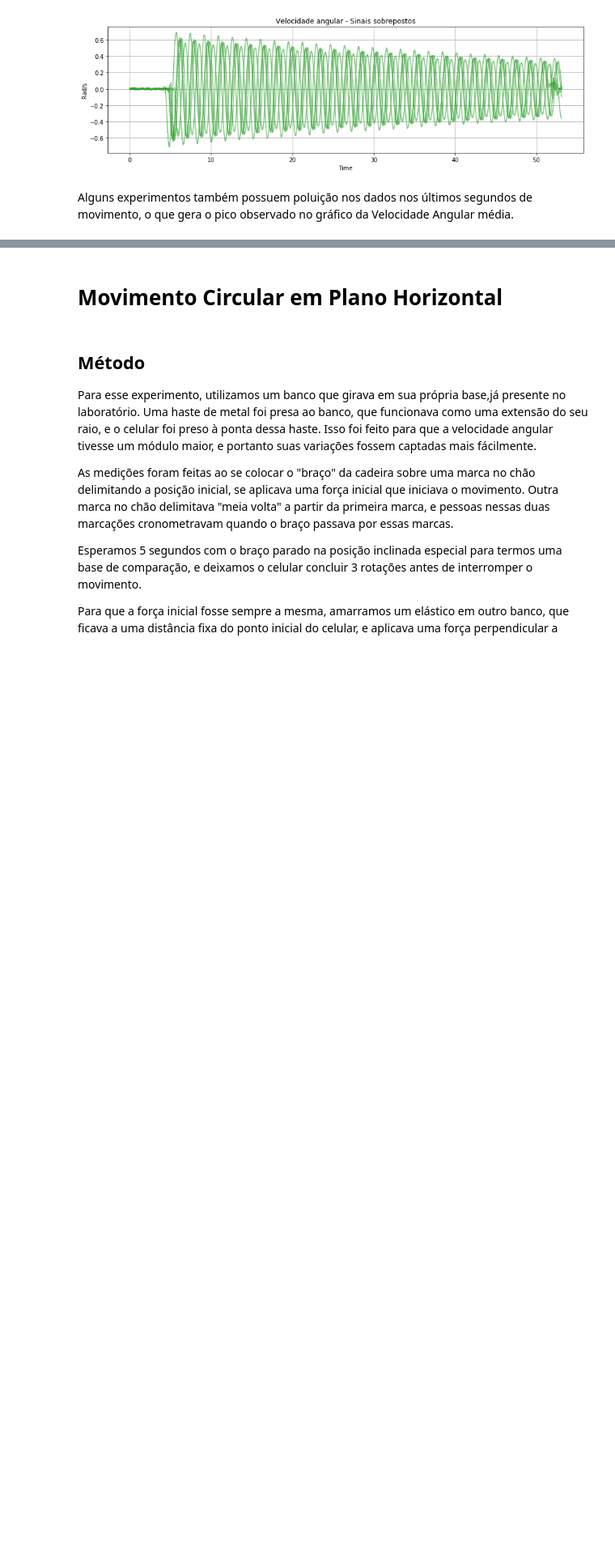
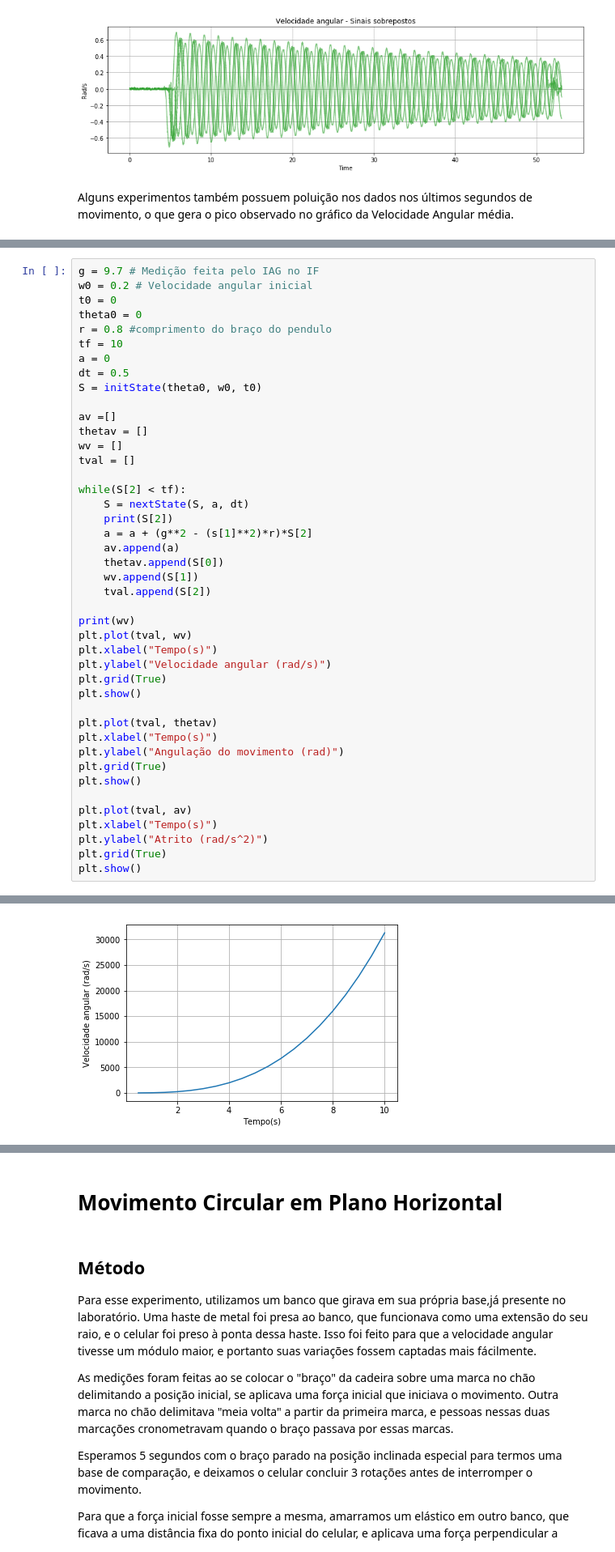
Before and after one commit to caiotda/MAC209, a Jupyter notebook: EP2/ep02.ipynb, the cells around one changed output, grey strips where cells are left out. Shown: that part at 81% size. Saved outputs shown, nothing was run; the diff lists cells and outputs as text; blank space fills up the shorter version.

```diff
--- a/EP2/ep02.ipynb
+++ b/EP2/ep02.ipynb
@@ -166,0 +160,44 @@ Alguns experimentos também possuem poluição nos dados nos últimos segundos d
+# %%
+g = 9.7 # Medição feita pelo IAG no IF
+w0 = 0.2 # Velocidade angular inicial
+t0 = 0
+theta0 = 0
+r = 0.8 #comprimento do braço do pendulo
+tf = 10
+a = 0
+dt = 0.5
+S = initState(theta0, w0, t0)
+
+av =[]
+thetav = []
+wv = []
+tval = []
+
+while(S[2] < tf):
+    S = nextState(S, a, dt)
+    print(S[2])
+    a = a + (g**2 - (s[1]**2)*r)*S[2]
+    av.append(a)
+    thetav.append(S[0])
+    wv.append(S[1])
+    tval.append(S[2])
+
+print(wv)
+plt.plot(tval, wv)
+plt.xlabel("Tempo(s)")
+plt.ylabel("Velocidade angular (rad/s)")
+plt.grid(True)
+plt.show()
+
+plt.plot(tval, thetav)
+plt.xlabel("Tempo(s)")
+plt.ylabel("Angulação do movimento (rad)")
+plt.grid(True)
+plt.show()
+
+plt.plot(tval, av)
+plt.xlabel("Tempo(s)")
+plt.ylabel("Atrito (rad/s^2)")
+plt.grid(True)
+plt.show()
+# %% [output]
@@ -166,0 +221 @@ Alguns experimentos também possuem poluição nos dados nos últimos segundos d
+[figure, added]
```
Also changed, not shown: parts of 11 cells of this notebook.
